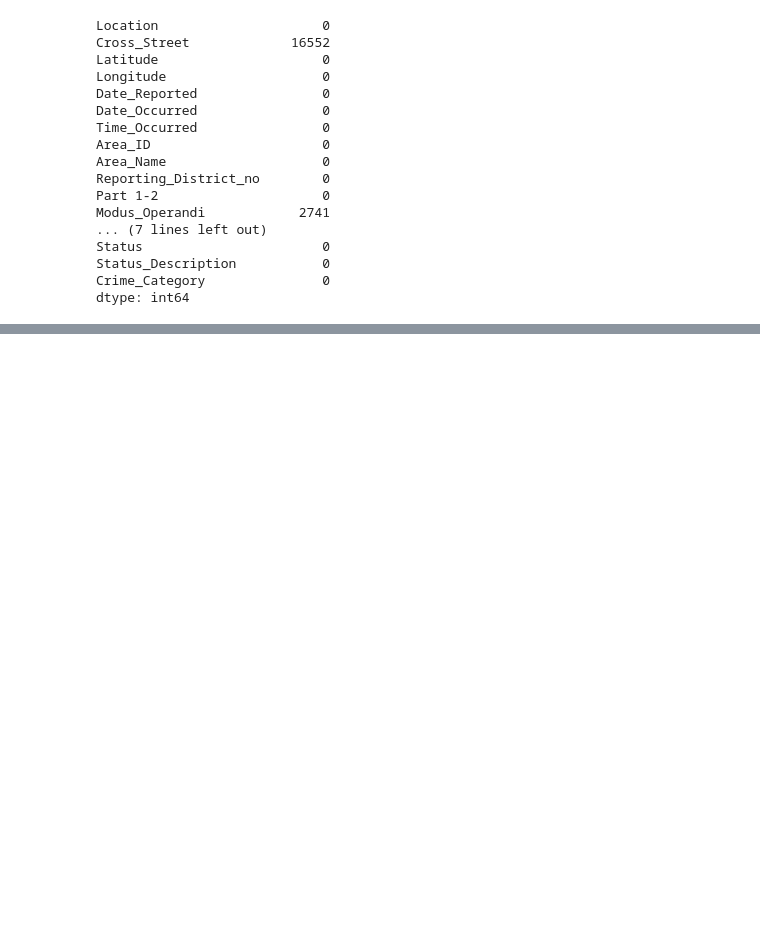
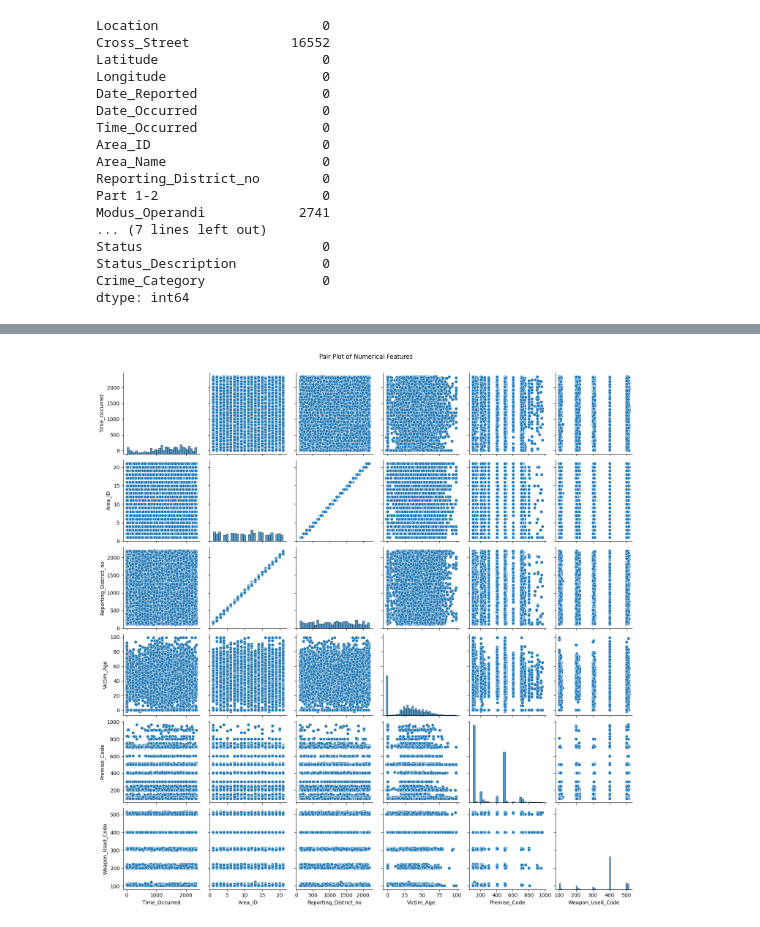
Before and after one commit to sarthaksinghgaur/CrimeCast-Forecasting-Crime-Categories, a Jupyter notebook: Untitled.ipynb, the cells around one changed output, grey strips where cells are left out. Cells and saved outputs as stored; diff of their text form; code cells hidden in the pictures; blank space fills up the shorter version.

```diff
--- a/Untitled.ipynb
+++ b/Untitled.ipynb
@@ -143,0 +185,9 @@ plt.show()
+# %%
+numerical_columns1 = ['Time_Occurred', 'Area_ID',
+       'Reporting_District_no', 'Victim_Age', 'Premise_Code',
+       'Weapon_Used_Code']
+sns.pairplot(data[numerical_columns1])
+plt.suptitle('Pair Plot of Numerical Features', y=1.02)
+plt.show()
+# %% [output]
+[figure, added]
```
Also changed, not shown: parts of 57 cells of this notebook.
